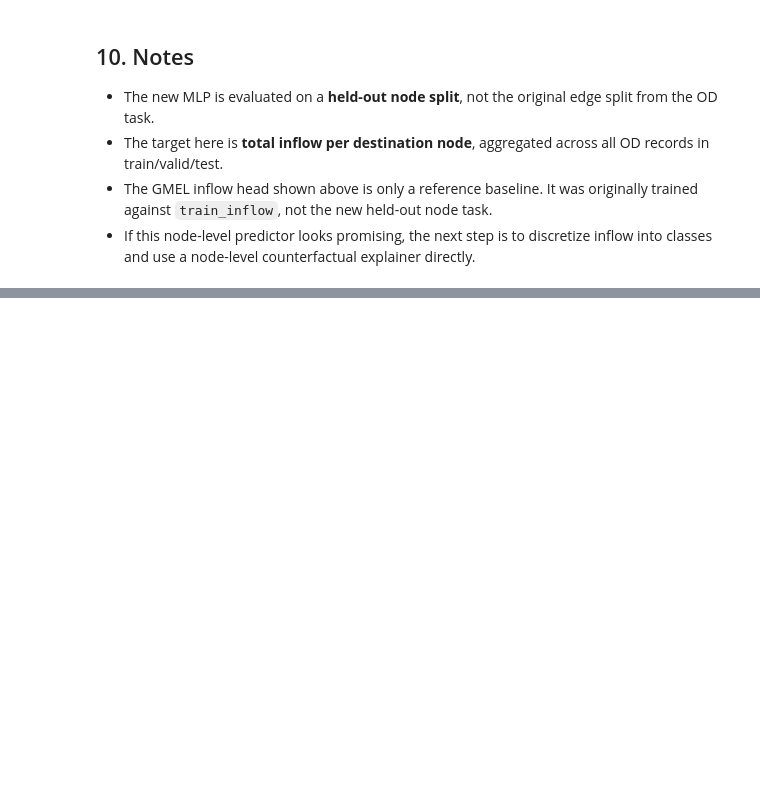
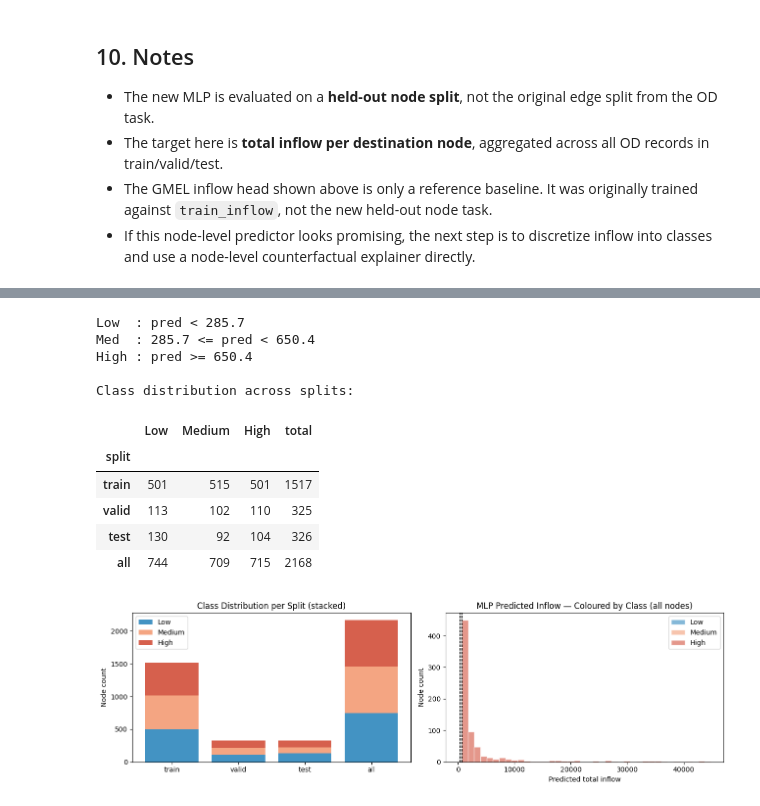
Before and after one commit to komar41/GMEL, a Jupyter notebook: code/run_inflow_node_prediction.ipynb, the cells around one changed output, grey strips where cells are left out. Saved outputs shown, nothing was run; the diff lists cells and outputs as text; code cells hidden in the pictures; blank space fills up the shorter version.

```diff
--- a/code/run_inflow_node_prediction.ipynb
+++ b/code/run_inflow_node_prediction.ipynb
@@ -406,0 +542,73 @@ Worst test-node errors:
+# %%
+# Thresholds from MLP predictions on training nodes
+with torch.no_grad():
+    train_preds_scaled = mlp(X[idx_train].to(device)).cpu().numpy().reshape(-1)
+train_preds = sqrt_unscale(train_preds_scaled)
+
+LOW_THR_INFLOW  = float(np.percentile(train_preds, 33))
+HIGH_THR_INFLOW = float(np.percentile(train_preds, 67))
+
+CLASS_NAMES_INFLOW  = {0: "Low", 1: "Medium", 2: "High"}
+CLASS_COLORS_INFLOW = {0: "#4393c3", 1: "#f4a582", 2: "#d6604d"}
+
+def discretize_inflow(pred: float) -> int:
+    if pred < LOW_THR_INFLOW:  return 0
+    if pred < HIGH_THR_INFLOW: return 1
+    return 2
+
+print(f"Low  : pred < {LOW_THR_INFLOW:.1f}")
+print(f"Med  : {LOW_THR_INFLOW:.1f} <= pred < {HIGH_THR_INFLOW:.1f}")
+print(f"High : pred >= {HIGH_THR_INFLOW:.1f}")
+
+# Class distribution per split (based on pred_all already computed in section 8)
+split_labels = {"train": idx_train, "valid": idx_valid, "test": idx_test, "all": np.arange(num_nodes)}
+rows = []
+for name, idx in split_labels.items():
+    classes = [discretize_inflow(p) for p in pred_all[idx]]
+    counts = {CLASS_NAMES_INFLOW[c]: classes.count(c) for c in [0, 1, 2]}
+    rows.append({"split": name, **counts, "total": len(idx)})
+class_dist_df = pd.DataFrame(rows).set_index("split")
+print("\nClass distribution across splits:")
+display(class_dist_df)
+
+fig, axes = plt.subplots(1, 2, figsize=(13, 4))
+
+# Stacked bar per split
+bottom = np.zeros(4)
+splits_ordered = ["train", "valid", "test", "all"]
+for cls in [0, 1, 2]:
+    vals = [class_dist_df.loc[s, CLASS_NAMES_INFLOW[cls]] for s in splits_ordered]
+    axes[0].bar(splits_ordered, vals, bottom=bottom,
+                color=CLASS_COLORS_INFLOW[cls], label=CLASS_NAMES_INFLOW[cls])
+    bottom += np.array(vals, dtype=float)
+axes[0].set_title("Class Distribution per Split (stacked)")
+axes[0].set_ylabel("Node count")
+axes[0].legend()
+
+# Histogram of predictions coloured by class
+for cls in [0, 1, 2]:
+    mask = np.array([discretize_inflow(p) for p in pred_all]) == cls
+    axes[1].hist(pred_all[mask], bins=40, alpha=0.65,
+                 color=CLASS_COLORS_INFLOW[cls], label=CLASS_NAMES_INFLOW[cls], edgecolor="white")
+axes[1].axvline(LOW_THR_INFLOW,  color="black", linestyle="--", linewidth=1)
+axes[1].axvline(HIGH_THR_INFLOW, color="black", linestyle="--", linewidth=1)
+axes[1].set_title("MLP Predicted Inflow — Coloured by Class (all nodes)")
+axes[1].set_xlabel("Predicted total inflow")
+axes[1].set_ylabel("Node count")
+axes[1].legend()
+
+plt.tight_layout()
+plt.show()
+# %% [output]
+Low  : pred < 285.7
+Med  : 285.7 <= pred < 650.4
+High : pred >= 650.4
+
+Class distribution across splits:
+|  | Low | Medium | High | total |
+| split |  |  |  |  |
+| train | 501 | 515 | 501 | 1517 |
+| valid | 113 | 102 | 110 | 325 |
+| test | 130 | 92 | 104 | 326 |
+| all | 744 | 709 | 715 | 2168 |
+[figure, added]
```
Also changed, not shown: parts of 18 cells of this notebook.
